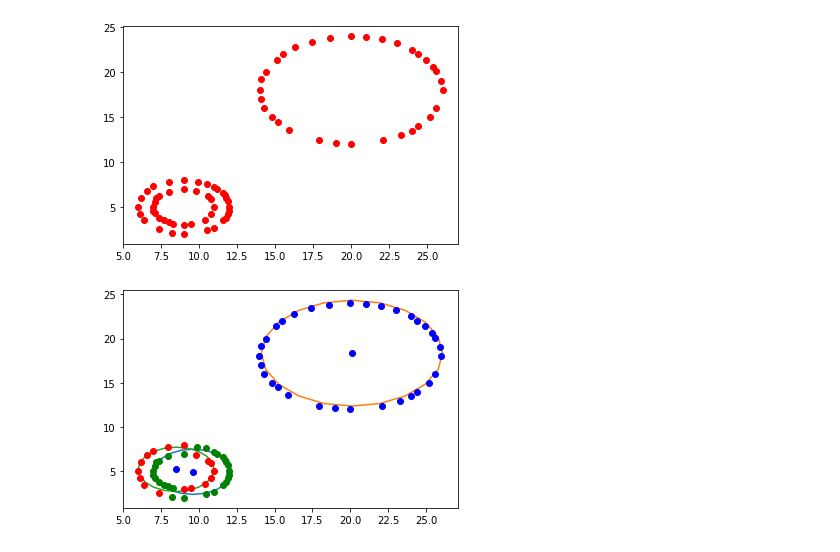
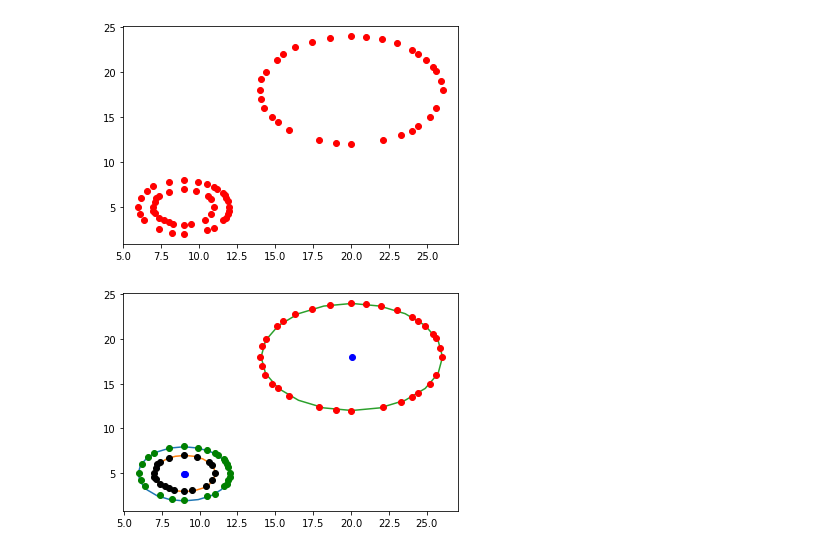
Before and after one commit to ClusteringIA/Clustering, a Jupyter notebook: IA CLEAN.ipynb, the cells around one changed output. Saved outputs shown, nothing was run; the diff lists cells and outputs as text; code cells hidden in the pictures.

```diff
--- a/IA CLEAN.ipynb
+++ b/IA CLEAN.ipynb
@@ -708,35 +680,18 @@ for i in range(0,len(final_threshold)):
 # %%
 #Datos de Prueba de Agustín Nuñez
 
-file_path = r"C:\Users\enri8\Desktop\Universidad\IA\Proyecto\Clustering\Datos\datos_prueba_2.csv"
+file_path_2 = r"C:\Users\enri8\Desktop\Universidad\IA\Proyecto\Clustering\Datos\datos_prueba_2.csv"
 
 #Canvas Data as Data Set
-setData = DataSet(file_path)
+setData = DataSet(file_path_2)
 setData.drawData('ro')
 # %% [output]
 [figure]
-# %%
-cs = ClusteringSolver(file_path,3)
-
-final_clusters,final_threshold = cs.learn_it(20,100,'b')
-
-for i in range (0,len(final_clusters)):
-    final_clusters[i].draw()
-
-for i in range(0,len(final_threshold)):
-    if(final_threshold[i][1] == 0):
-        plt.plot(final_threshold[i][0].x,final_threshold[i][0].y,'go')
-    elif(final_threshold[i][1] == 1):
-        plt.plot(final_threshold[i][0].x,final_threshold[i][0].y,'bo')
-    elif(final_threshold[i][1] == 2):
-        plt.plot(final_threshold[i][0].x,final_threshold[i][0].y,'ro')
-    elif(final_threshold[i][1] == 3):
-        plt.plot(final_threshold[i][0].x,final_threshold[i][0].y,'co')
-    elif(final_threshold[i][1] == 4):
-        plt.plot(final_threshold[i][0].x,final_threshold[i][0].y,'mo')
-    elif(final_threshold[i][1] == 5):
-        plt.plot(final_threshold[i][0].x,final_threshold[i][0].y,'ko')
-    else:
-        plt.plot(final_threshold[i][0].x,final_threshold[i][0].y,'yo')
-# %% [output]
-[figure, removed]
+# %%
+cs = ClusteringSolver(file_path_2,3)
+
+final_clusters,final_threshold = cs.learn(20,1,50,'c')
+
+cs.drawSolution(final_clusters,final_threshold)
+# %% [output]
+[figure, added]
```
Also changed, not shown: parts of 9 cells of this notebook.
